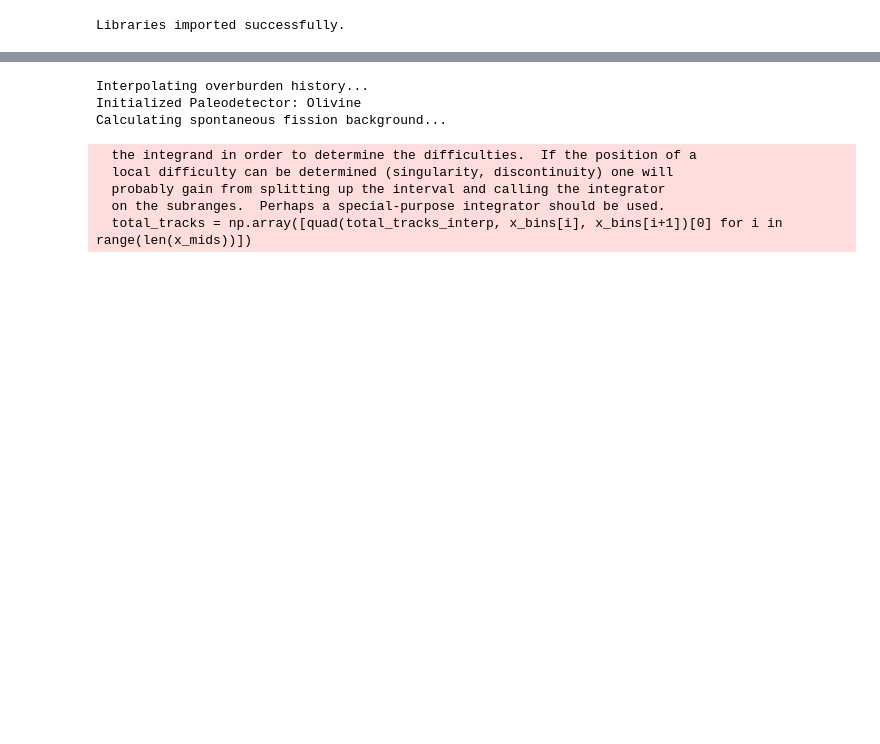
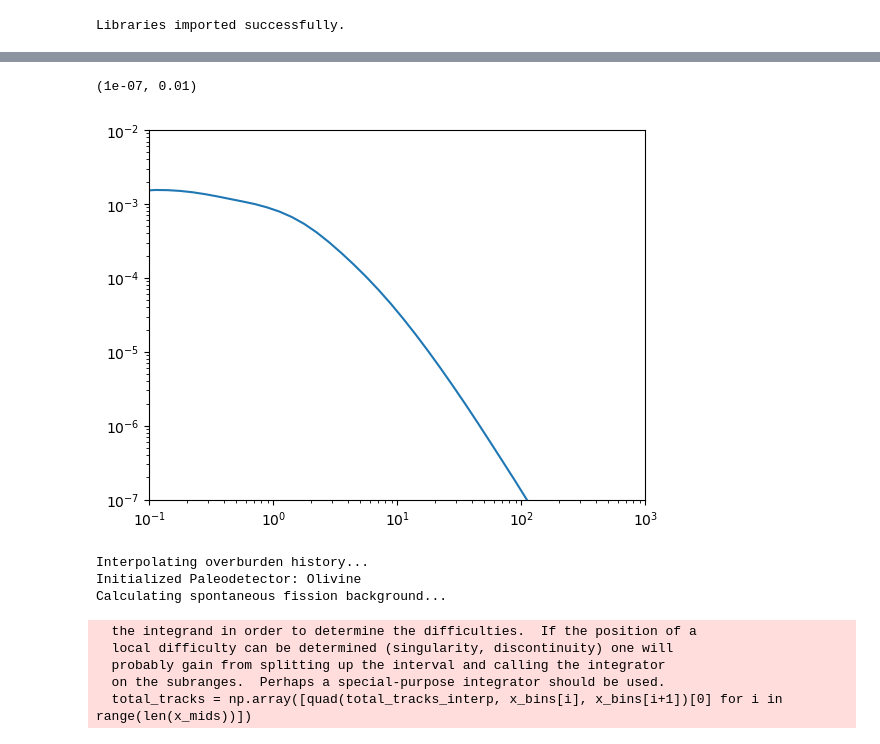
Before and after one commit to cgalelli/PrimusCode, a Jupyter notebook: CDP_analysis_new.ipynb, the cells around one changed output, grey strips where cells are left out. Cells and saved outputs as stored; diff of their text form; code cells hidden in the pictures; blank space fills up the shorter version.

Commit message:
changes for mceq 1.4 + crflux 2.0

```diff
--- a/CDP_analysis_new.ipynb
+++ b/CDP_analysis_new.ipynb
@@ -12,0 +47,23 @@ Libraries imported successfully.
+# %%
+angles = DEFAULT_ANGLES_DEG
+weights = DEFAULT_ANGLE_WEIGHTS
+
+
+model = pm.HillasGaisser2012("H3a", geomagnetic_cutoff=5.0)
+mceq_run = MCEqRun(
+interaction_model="EPOS-LHC-R",
+primary_model=model,
+theta_deg=0.0
+)
+
+mceq_run.density_model.set_h_obs(5.0*1e5)
+mceq_run.density_model.set_theta(mceq_run.density_model.theta_deg)
+mceq_run.integration_path = None
+result = mceq_run.solve_fullsky(zenith_grid=angles)
+
+e_grid = mceq_run.e_grid
+
+muons = np.zeros_like(e_grid)
+
+for theta, w in zip(angles, weights):
+    muons += w * (result.get_solution('total_mu+', zenith=float(theta), mag=0))
@@ -13,3 +81,17 @@ Libraries imported successfully.
+# %%
+#mceq_run.density_model.set_h_obs(10.0*1e5)
+#mceq_run.density_model.set_theta(mceq_run.density_model.theta_deg)
+#mceq_run.integration_path = None
+#mceq_run.solve()
+#e_grid = mceq_run.e_grid
+#mu2 = mceq_run.get_solution('total_mu+', mag=0)
+plt.loglog(e_grid, muons, label='Muon Flux (H3a)')
+#plt.loglog(e_grid, mu2, label='Muon Flux (H3a) at 10 km')
+plt.xlim(1e-1, 1e3)
+plt.ylim(1e-7, 1e-2)
+# %% [output]
+(1e-07, 0.01)
+[figure, added]
 # %%
 mineral_name =  "Olivine"  # Must match a key in MINERAL_LIBRARY
 
```
Also changed, not shown: parts of 3 cells of this notebook, 1 other file.
